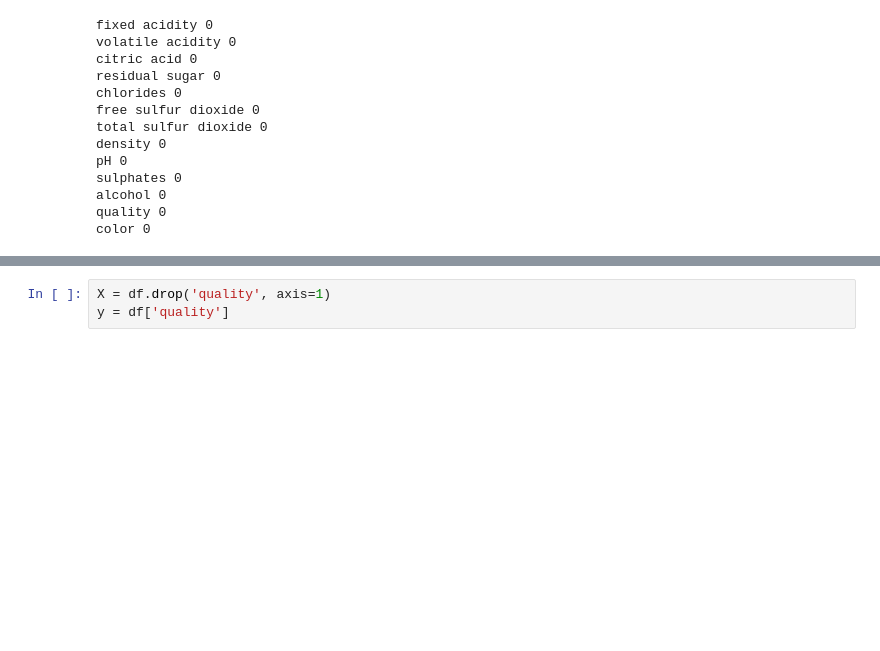
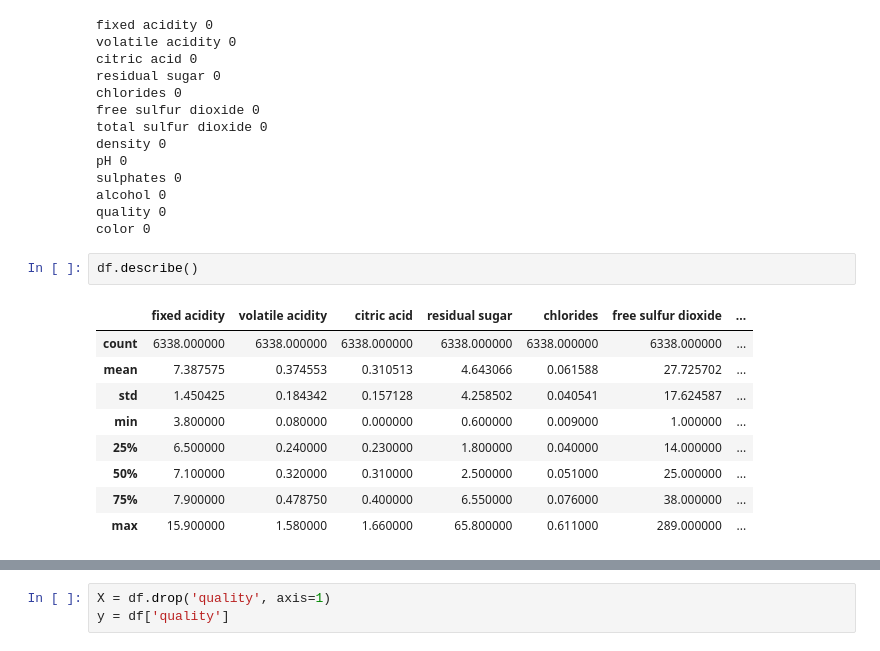
Before and after one commit to berkut-ai/wine_quality_predictor, a Jupyter notebook: ml/research.ipynb, the cells around one changed output, grey strips where cells are left out. Saved outputs shown, nothing was run; the diff lists cells and outputs as text; blank space fills up the shorter version.

```diff
--- a/ml/research.ipynb
+++ b/ml/research.ipynb
@@ -176,3 +176,15 @@ sulphates 0
 alcohol 0
 quality 0
 color 0
+# %%
+df.describe()
+# %% [output]
+|  | fixed acidity | volatile acidity | citric acid | residual sugar | chlorides | free sulfur dioxide | ... |
+| count | 6338.000000 | 6338.000000 | 6338.000000 | 6338.000000 | 6338.000000 | 6338.000000 | ... |
+| mean | 7.387575 | 0.374553 | 0.310513 | 4.643066 | 0.061588 | 27.725702 | ... |
+| std | 1.450425 | 0.184342 | 0.157128 | 4.258502 | 0.040541 | 17.624587 | ... |
+| min | 3.800000 | 0.080000 | 0.000000 | 0.600000 | 0.009000 | 1.000000 | ... |
+| 25% | 6.500000 | 0.240000 | 0.230000 | 1.800000 | 0.040000 | 14.000000 | ... |
+| 50% | 7.100000 | 0.320000 | 0.310000 | 2.500000 | 0.051000 | 25.000000 | ... |
+| 75% | 7.900000 | 0.478750 | 0.400000 | 6.550000 | 0.076000 | 38.000000 | ... |
+| max | 15.900000 | 1.580000 | 1.660000 | 65.800000 | 0.611000 | 289.000000 | ... |
```
Also changed, not shown: parts of 5 cells of this notebook, 5 other files.
